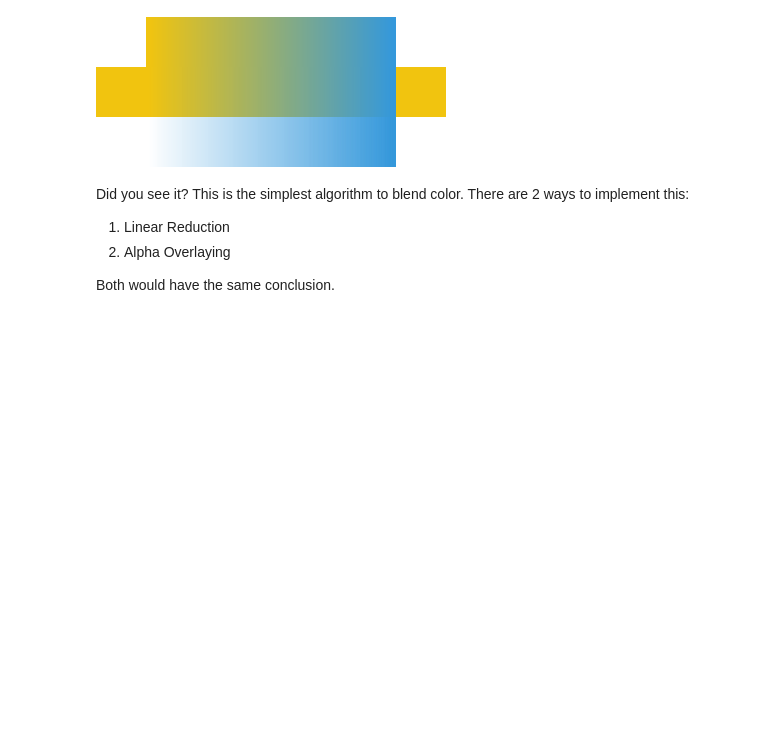
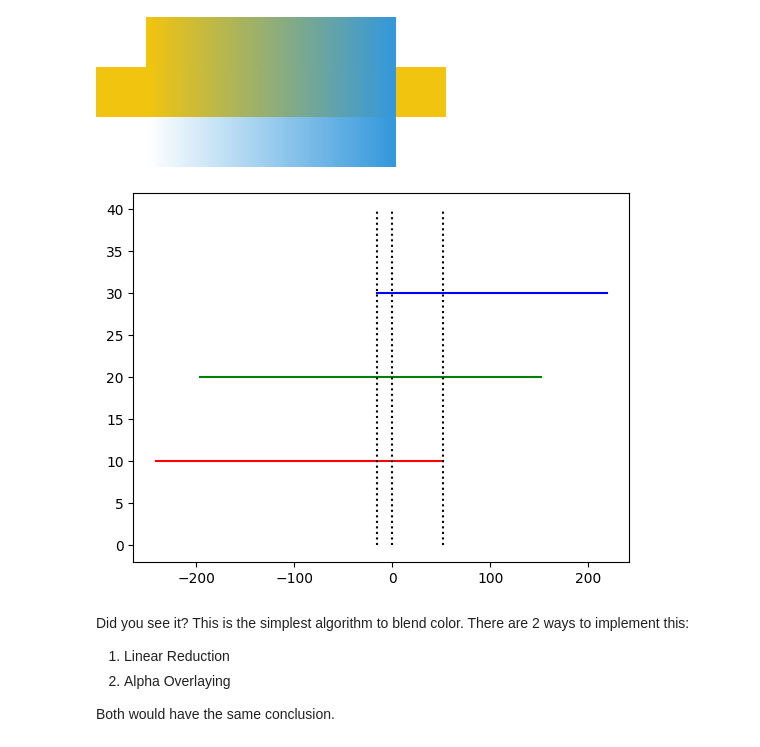
Before and after one commit to FarhanMS123/NeuralNetworkMemorandum, a Jupyter notebook: vision/ColorBlendAlgorithm.ipynb, the cells around one changed output. Cells and saved outputs as stored; diff of their text form; code cells hidden in the pictures; blank space fills up the shorter version.

Commit message:
test: just experiment using matplotlib

```diff
--- a/vision/ColorBlendAlgorithm.ipynb
+++ b/vision/ColorBlendAlgorithm.ipynb
@@ -139,6 +139,32 @@ im = Image.frombuffer("RGBA", (img_w, img_h), surface.get_data().tobytes(), 'raw
 display(im)
 # %% [output]
 [figure]
+# %%
+import matplotlib.pyplot as plt
+import numpy as np
+
+# https://www.w3schools.com/python/python_ref_functions.asp
+# plt.plot(list(map(lambda x: x * -1, X_RGB)), list(map(lambda i: i[0], list(enumerate(X_RGB)))))
+
+R = (X_RGB[0] * -1, Y_RGB[0])
+G = (X_RGB[1] * -1, Y_RGB[1])
+B = (X_RGB[2] * -1, Y_RGB[2])
+
+plt.plot(R, (10, 10), color='red')
+plt.plot(G, (20, 20), color='green')
+plt.plot(B, (30, 30), color='blue')
+
+plt.plot((X_RGB[2] * -1, X_RGB[2] * -1), (0,40), linestyle = 'dotted', color='black')
+plt.plot((Y_RGB[0], Y_RGB[0]), (0,40), linestyle = 'dotted', color='black')
+plt.plot((0,0), (0,40), linestyle = 'dotted', color='black')
+
+# https://docs.jupyter.org/en/latest/
+# https://ipython.readthedocs.io/en/stable/interactive/magics.html
+# https://www.dataquest.io/blog/jupyter-notebook-tips-tricks-shortcuts/
+%matplotlib inline
+plt.show()
+# %% [output]
+[figure, added]
 # %% [markdown]
 Did you see it? This is the simplest algorithm to blend color. There are 2 ways to implement this:
 1. Linear Reduction
```
Also changed, not shown: parts of 1 cell of this notebook.
